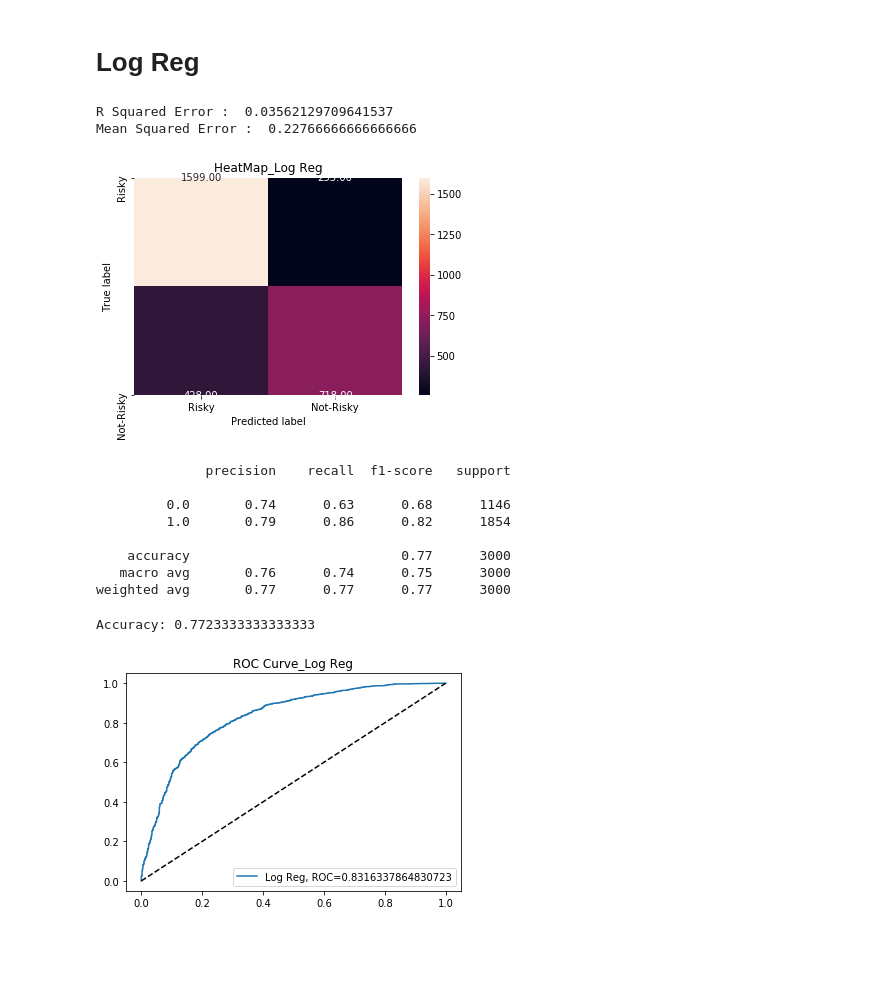
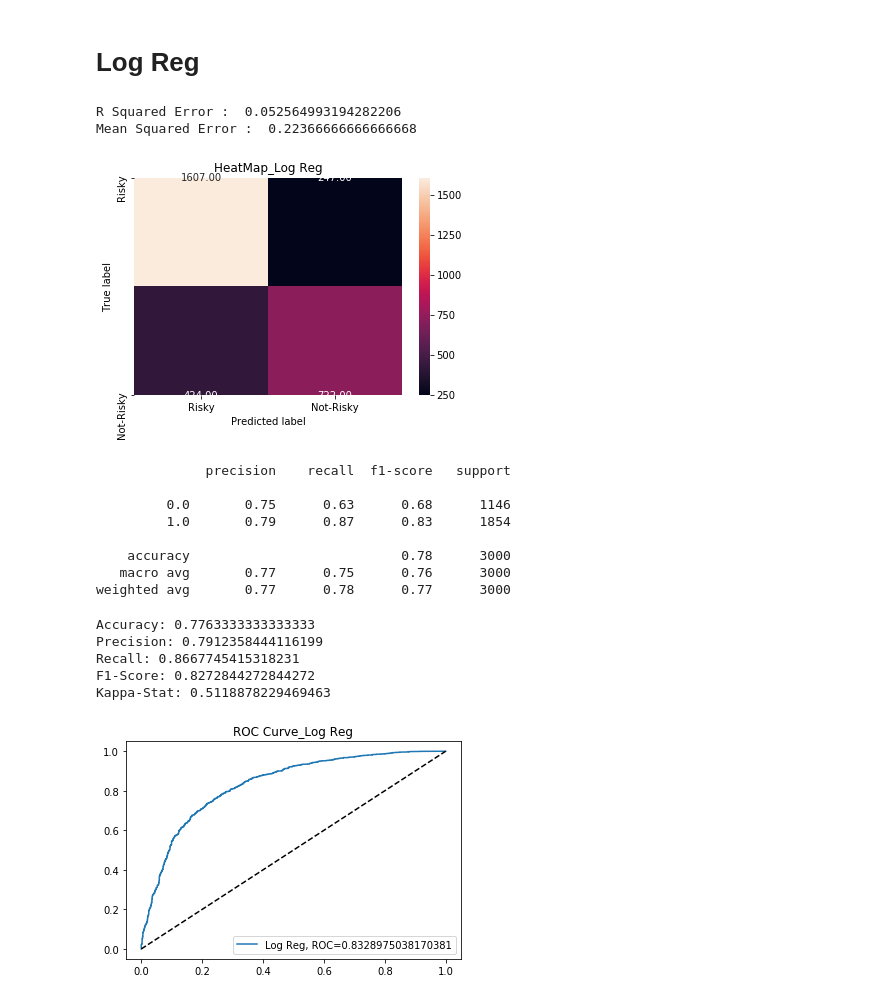
Before and after one commit to RaghavK16/heartrisk, a Jupyter notebook: Heart_Risk_Prediction_Final.ipynb, the cells around one changed output. Cells and saved outputs as stored; diff of their text form; code cells hidden in the pictures; blank space fills up the shorter version.

```diff
--- a/Heart_Risk_Prediction_Final.ipynb
+++ b/Heart_Risk_Prediction_Final.ipynb
@@ -274,42 +274,58 @@ from sklearn.linear_model import LogisticRegression
 
 logit = LogisticRegression()
 logit.fit( train_X, train_y)
-pred_y = logit.predict(test_X)
+pred_y0 = logit.predict(test_X)
 # %%
-r2=r2_score(test_y, pred_y)
-mse=mean_squared_error(test_y, pred_y)
-print("R Squared Error : ",r2)
-print("Mean Squared Error : ",mse)
+r20=r2_score(test_y, pred_y0)
+mse0=mean_squared_error(test_y, pred_y0)
+print("R Squared Error : ",r20)
+print("Mean Squared Error : ",mse0)
 # %% [output]
-R Squared Error :  0.03562129709641537
-Mean Squared Error :  0.22766666666666666
+R Squared Error :  0.052564993194282206
+Mean Squared Error :  0.22366666666666668
 # %%
 def draw_cm( actual, predicted ):
     cm = metrics.confusion_matrix( actual, predicted, [1,0] )
     sn.heatmap(cm, annot=True, fmt='.2f',
     xticklabels = ["Risky", "Not-Risky"] ,
     yticklabels = ["Risky", "Not-Risky"] )
     plt.ylabel('True label')
     plt.xlabel('Predicted label')
     plt.title('HeatMap_Log Reg')
     plt.show()
-draw_cm(test_y,pred_y )
+draw_cm(test_y,pred_y0 )
 # %% [output]
-[figure, old version]
+[figure, new version]
 # %%
-print( metrics.classification_report( test_y, pred_y ) )
+print( metrics.classification_report( test_y, pred_y0 ) )
 # %% [output]
               precision    recall  f1-score   support
 
-         0.0       0.74      0.63      0.68      1146
-         1.0       0.79      0.86      0.82      1854
+         0.0       0.75      0.63      0.68      1146
+         1.0       0.79      0.87      0.83      1854
 
-    accuracy                           0.77      3000
-   macro avg       0.76      0.74      0.75      3000
-weighted avg       0.77      0.77      0.77      3000
+    accuracy                           0.78      3000
+   macro avg       0.77      0.75      0.76      3000
+weighted avg       0.77      0.78      0.77      3000
-# %%
-acc = metrics.accuracy_score(test_y, pred_y)
-print("Accuracy:",acc)
-# %% [output]
-Accuracy: 0.7723333333333333
+# %%
+acc0 = metrics.accuracy_score(test_y, pred_y0)
+print("Accuracy:",acc0)
+
+prec0 = metrics.precision_score(test_y, pred_y0)
+print("Precision:",prec0)
+
+recall0 = metrics.recall_score(test_y, pred_y0)
+print("Recall:",recall0)
+
+f1sc0 = metrics.f1_score(test_y, pred_y0)
+print("F1-Score:",f1sc0)
+
+kappa0 = metrics.cohen_kappa_score(test_y, pred_y0)
+print("Kappa-Stat:",kappa0)
+# %% [output]
+Accuracy: 0.7763333333333333
+Precision: 0.7912358444116199
+Recall: 0.8667745415318231
+F1-Score: 0.8272844272844272
+Kappa-Stat: 0.5118878229469463
 # %%
```
Also changed, not shown: parts of 71 cells of this notebook.
